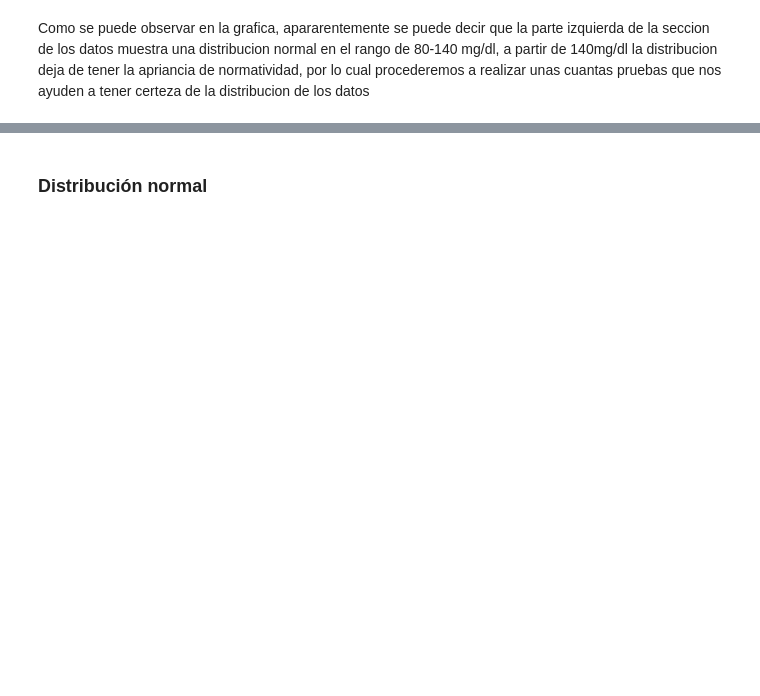
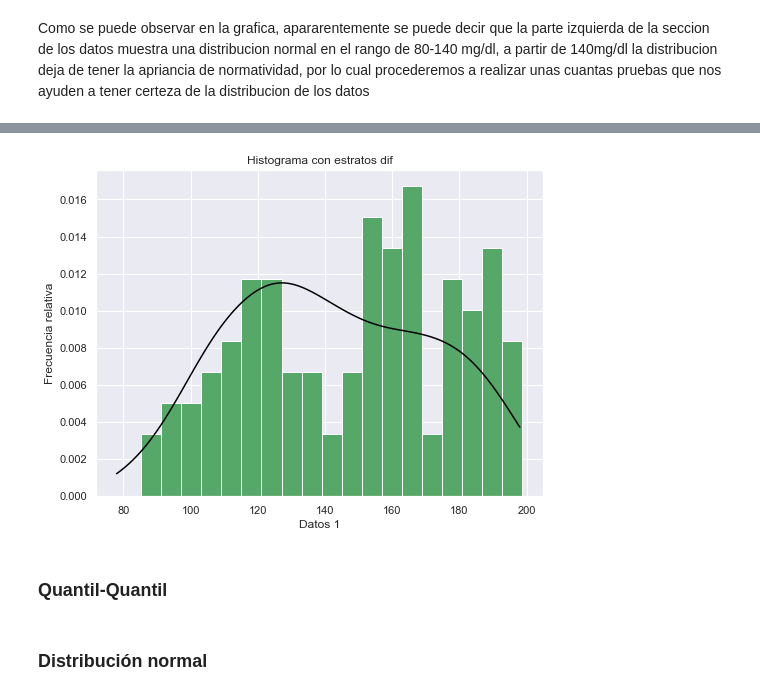
Before and after one commit to Carolina1002/PROYECTO_CBARBA_MAOCHOA, a Jupyter notebook: Proyecto_CBARBA_MAOCHOA.ipynb, the cells around one changed output, grey strips where cells are left out. Saved outputs shown, nothing was run; the diff lists cells and outputs as text; code cells hidden in the pictures; blank space fills up the shorter version.

```diff
--- a/Proyecto_CBARBA_MAOCHOA.ipynb
+++ b/Proyecto_CBARBA_MAOCHOA.ipynb
@@ -109,3 +215,24 @@ Como se puede observar en la grafica, apararentemente se puede decir que la part
+# %%
+def estratos_dif(N):#Funcion que regresa R_2 con metodo de reduccion de varianza estratificado diferente
+    r_1 = np.random.uniform(0, 0.6, 80)
+    r_2 = np.random.uniform(0.6, 1, 220)
+    r = [r_1, r_2]
+    w = [(80 / N) / (0.6 - 0), (220 / N) / (1 - 0.6)]
+    return np.concatenate(list(map(lambda r_i, wi: r_i / wi, r, w)))
+# %%
+# Validación del método
+N = 300
+R_1 = np.random.uniform(data_a.min(), data_a.max(), size = N)
+R_2 = estratos_dif(N)
+val_rv_3 = var_ar(R_2, R_1, f, t, 100)
+# %%
+# Histograma
+hist_bd3 = hist_bd(bw_f, val_rv_3, f, "Histograma con estratos dif", "Datos 1", x_a)
+hist_bd3
+# %% [output]
+[figure, added]
+# %% [markdown]
+### Quantil-Quantil
 # %% [markdown]
 ### Distribución normal
 # %%
```
Also changed, not shown: parts of 54 cells of this notebook.
